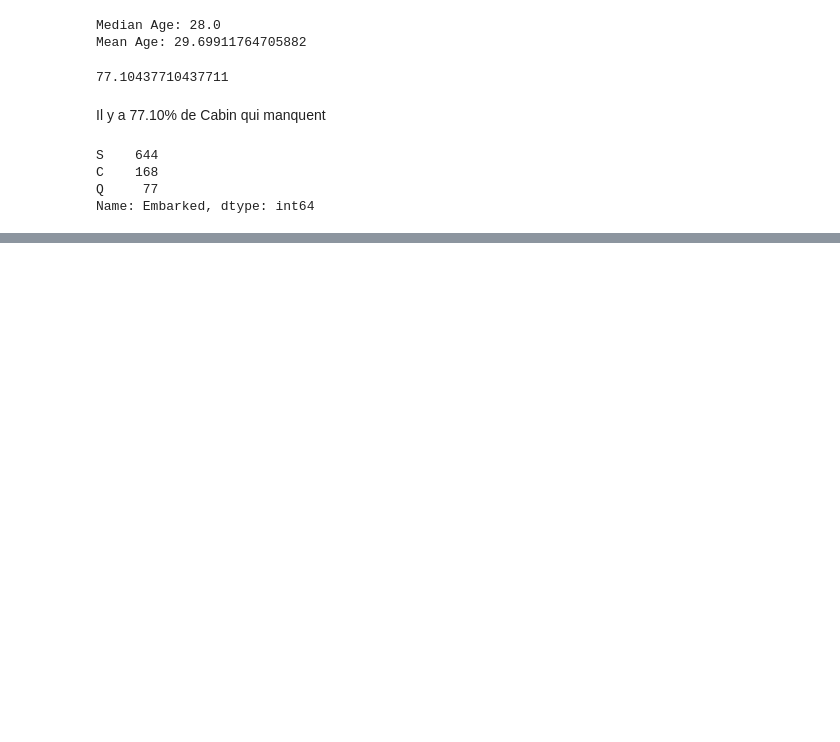
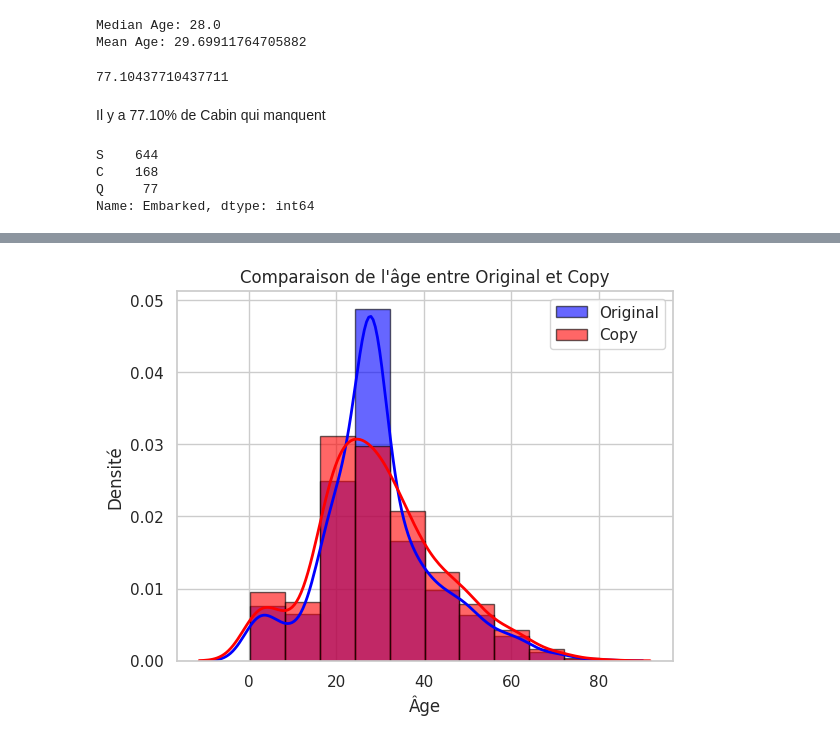
Before and after one commit to samiHEL/ML_Intro_Regression, a Jupyter notebook: ML_Intro_regression.ipynb, the cells around one changed output, grey strips where cells are left out. Cells and saved outputs as stored; diff of their text form; code cells hidden in the pictures; blank space fills up the shorter version.

```diff
--- a/ML_Intro_regression.ipynb
+++ b/ML_Intro_regression.ipynb
@@ -386,0 +408,19 @@ plt.show()
+# %%
+sns.set(style='whitegrid')
+
+# Créez un histogramme + une courbe de densité
+plt.hist(df['Age'], bins=10, color='blue', edgecolor='black', density=True, alpha=0.6, label='Original')
+
+# Faire meme chose pour df_copy pour comparer
+plt.hist(df_copy['Age'], bins=10, color='red', edgecolor='black', density=True, alpha=0.6, label='Copy')
+
+plt.xlabel('Âge')
+plt.ylabel('Densité')
+plt.title('Comparaison de l\'âge entre Original et Copy')
+sns.kdeplot(df['Age'], color='blue', lw=2)
+sns.kdeplot(df_copy['Age'], color='red', lw=2)
+# Ajoutez une légende pour distinguer les deux histogrammes
+plt.legend()
+plt.show()
+# %% [output]
+[figure, added]
```
Also changed, not shown: parts of 33 cells of this notebook.
